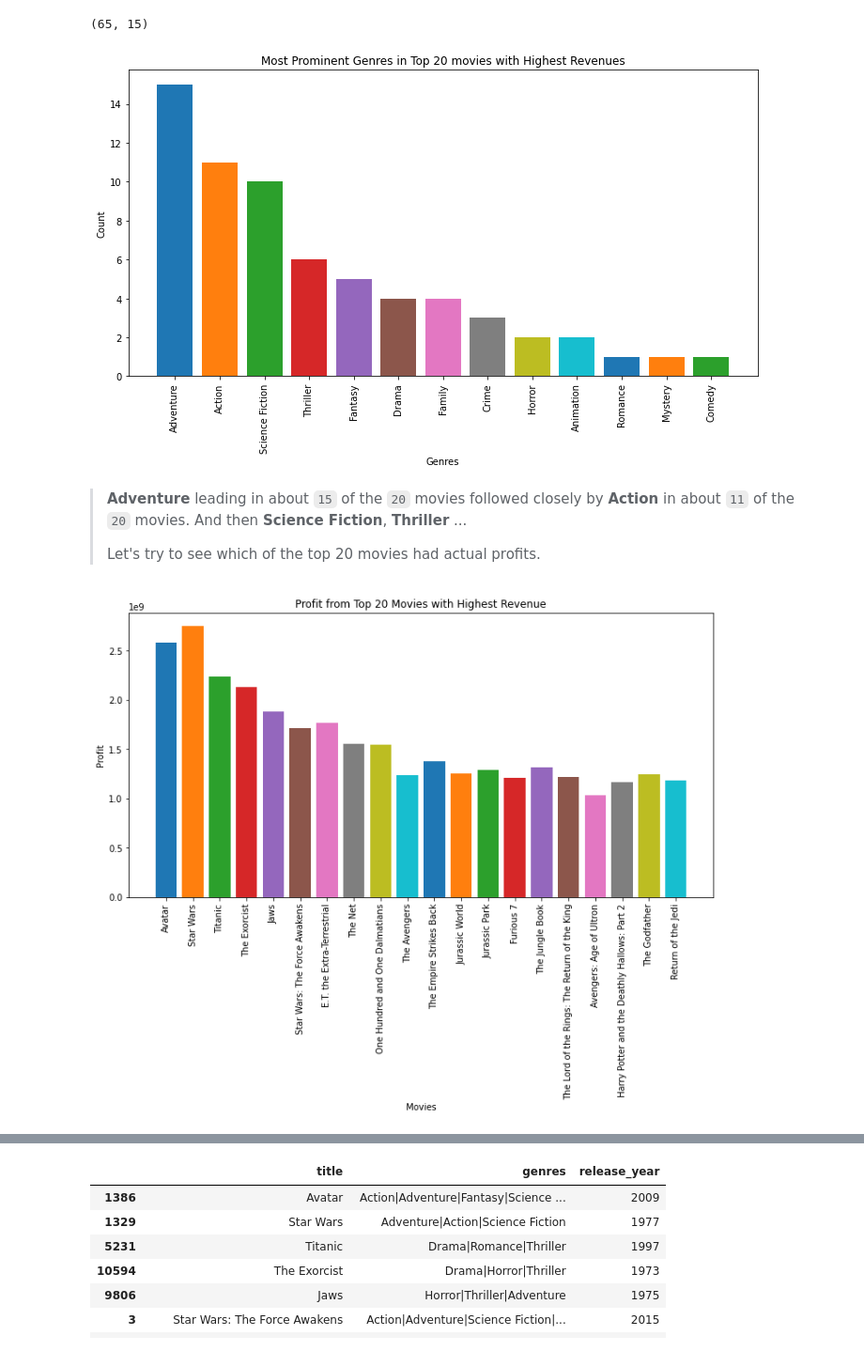
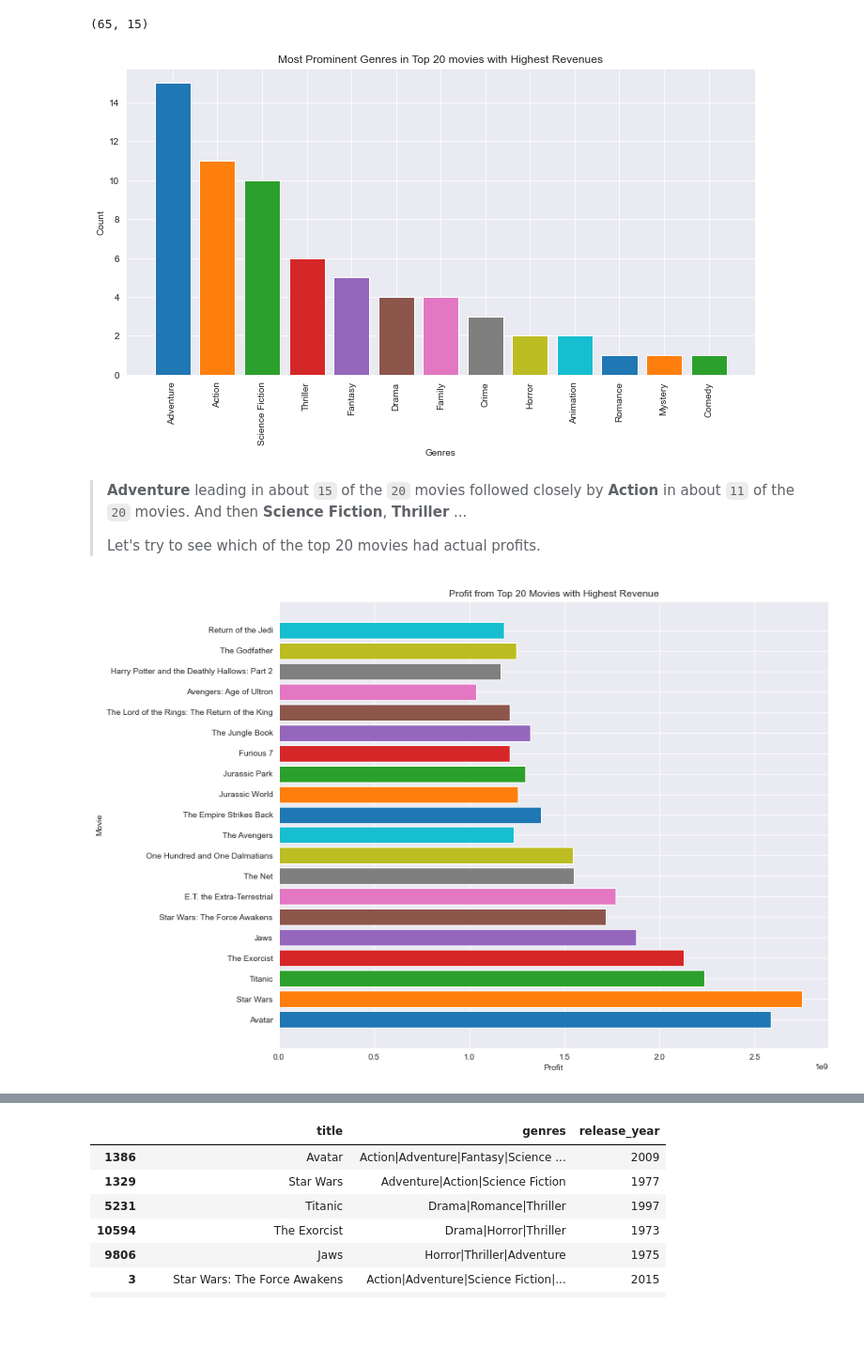
Before and after one commit to mathias-mike/Analyzing-Data, a Jupyter notebook: TMDB Movie Data Analysis/investigate-a-dataset-template.ipynb, the cells around one changed output, grey strips where cells are left out. Shown: that part at 94% size. Drawn from its saved outputs; the diff is of its cells as text; code cells hidden in the pictures; blank space fills up the shorter version.

```diff
--- a/TMDB Movie Data Analysis/investigate-a-dataset-template.ipynb
+++ b/TMDB Movie Data Analysis/investigate-a-dataset-template.ipynb
@@ -19,6 +19,7 @@ import numpy as np
 import pandas as pd
 import matplotlib.pyplot as plt
 import seaborn as sns
+sns.set_style('darkgrid')
 # %% [markdown]
 <a id='wrangling'></a>
 ## Data Wrangling
@@ -190,3 +198,9 @@ df.shape
 (3772, 14)
 # %% [markdown]
 #### Change `release_date` from `string` to `datetime`
+# %%
+# First format the release date to mm/dd/yyyy
+for i in df.index:
+    df.loc[i, 'release_date'] = df.release_date[i][:-2] + str(df.release_year[i])
+
+df.head(2)
@@ -264,18 +291,17 @@ plt.xlabel('Genres')
 plt.xticks(rotation=90)
 plt.ylabel('Count');
 # %% [output]
-[figure, old version]
+[figure, new version]
 # %% [markdown]
 > **Adventure** leading in about `15` of the `20` movies followed closely by **Action** in about `11` of the `20` movies. And then **Science Fiction**, **Thriller** ...
 >
 > Let's try to see which of the top 20 movies had actual profits.
 # %%
-plt.figure(figsize=(12, 6))
-plt.bar(df_r_20.title, df_r_20.profit, color=std_colors)
+plt.figure(figsize=(12, 10))
+plt.barh(df_r_20.title, df_r_20.profit, color=std_colors)
 plt.title('Profit from Top 20 Movies with Highest Revenue')
-plt.xlabel('Movies')
-plt.xticks(rotation=90)
-plt.ylabel('Profit');
+plt.xlabel('Profit')
+plt.ylabel('Movie');
 # %% [output]
-[figure, old version]
+[figure, new version]
 # %% [markdown]
```
Also changed, not shown: parts of 42 cells of this notebook, 1 other file.
